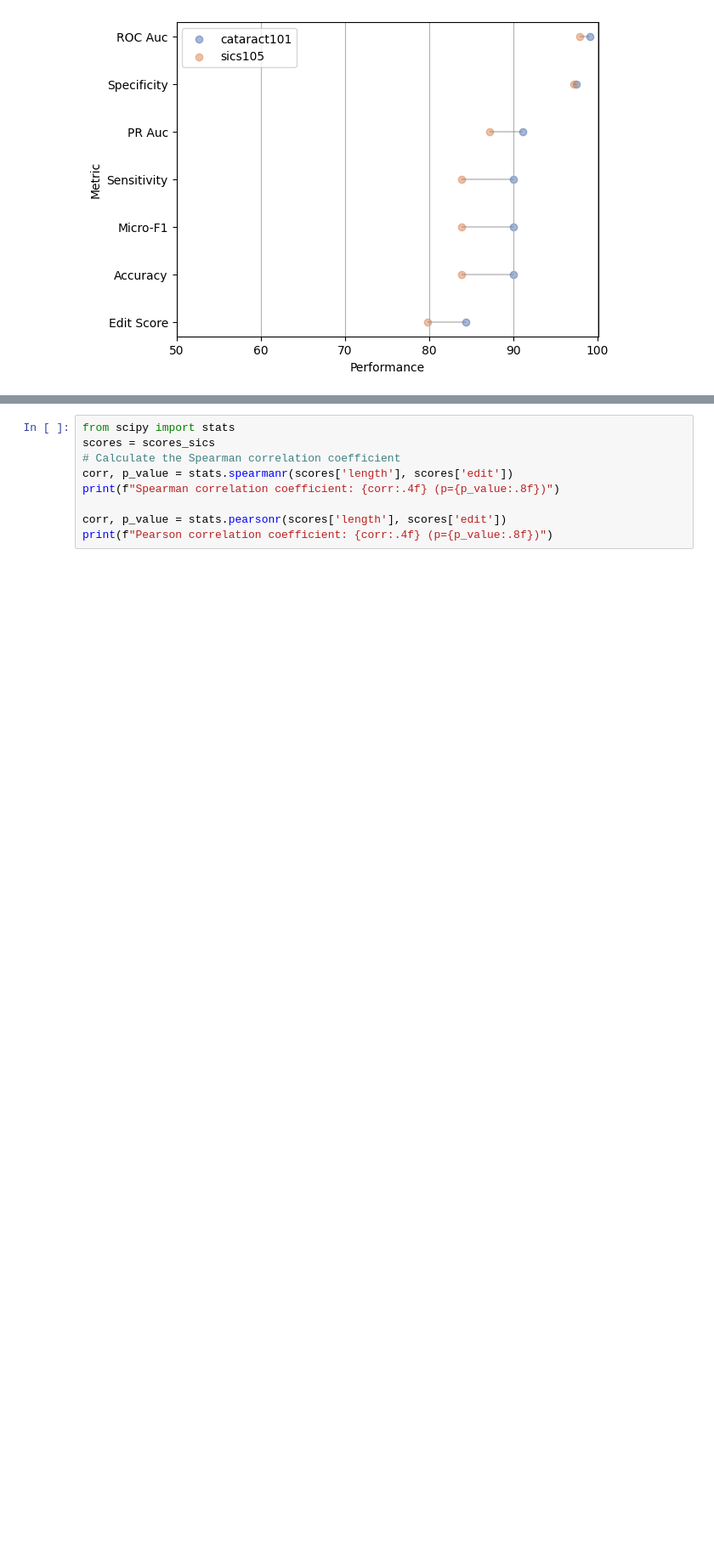
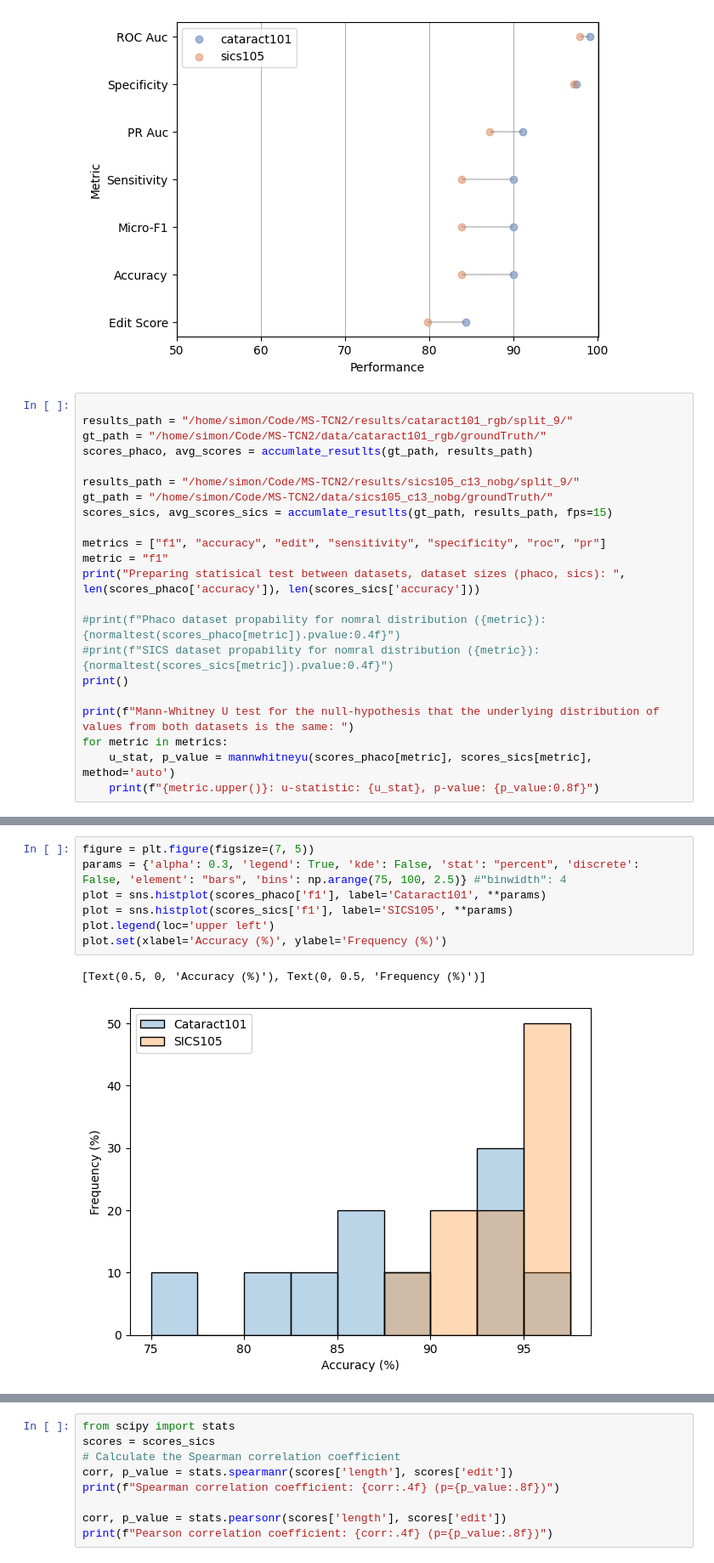
Before and after one commit to Bhuvan-21/MS-TCN2-med, a Jupyter notebook: notebooks/per_video_evaluation.ipynb, the cells around one changed output, grey strips where cells are left out. Shown at 85% size. Drawn from its saved outputs; the diff is of its cells as text; blank space fills up the shorter version.

```diff
--- a/notebooks/per_video_evaluation.ipynb
+++ b/notebooks/per_video_evaluation.ipynb
@@ -142,3 +172,25 @@ plt.grid(axis='x')
 plt.show()
 # %% [output]
 [figure]
+# %%
+
+results_path = "/home/simon/Code/MS-TCN2/results/cataract101_rgb/split_9/"
+gt_path = "/home/simon/Code/MS-TCN2/data/cataract101_rgb/groundTruth/"
+scores_phaco, avg_scores = accumlate_resutlts(gt_path, results_path)
+
+results_path = "/home/simon/Code/MS-TCN2/results/sics105_c13_nobg/split_9/"
+gt_path = "/home/simon/Code/MS-TCN2/data/sics105_c13_nobg/groundTruth/"
+scores_sics, avg_scores_sics = accumlate_resutlts(gt_path, results_path, fps=15)
+
+metrics = ["f1", "accuracy", "edit", "sensitivity", "specificity", "roc", "pr"]
+metric = "f1"
+print("Preparing statisical test between datasets, dataset sizes (phaco, sics): ", len(scores_phaco['accuracy']), len(scores_sics['accuracy']))
+
+#print(f"Phaco dataset propability for nomral distribution ({metric}): {normaltest(scores_phaco[metric]).pvalue:0.4f}")
+#print(f"SICS dataset propability for nomral distribution ({metric}): {normaltest(scores_sics[metric]).pvalue:0.4f}")
+print()
+
+print(f"Mann-Whitney U test for the null-hypothesis that the underlying distribution of values from both datasets is the same: ")
+for metric in metrics:
+    u_stat, p_value = mannwhitneyu(scores_phaco[metric], scores_sics[metric], method='auto')
+    print(f"{metric.upper()}: u-statistic: {u_stat}, p-value: {p_value:0.8f}")
@@ -145,3 +210,13 @@ plt.show()
+# %%
+figure = plt.figure(figsize=(7, 5))
+params = {'alpha': 0.3, 'legend': True, 'kde': False, 'stat': "percent", 'discrete': False, 'element': "bars", 'bins': np.arange(75, 100, 2.5)} #"binwidth": 4
+plot = sns.histplot(scores_phaco['f1'], label='Cataract101', **params)
+plot = sns.histplot(scores_sics['f1'], label='SICS105', **params)
+plot.legend(loc='upper left')
+plot.set(xlabel='Accuracy (%)', ylabel='Frequency (%)')
+# %% [output]
+[Text(0.5, 0, 'Accuracy (%)'), Text(0, 0.5, 'Frequency (%)')]
+[figure, added]
 # %%
 def model_func(x, a, b, c):
     return a * np.exp(-b * x) + c # Define the exponential model function
```
Also changed, not shown: parts of 4 cells of this notebook, 2 other files.
